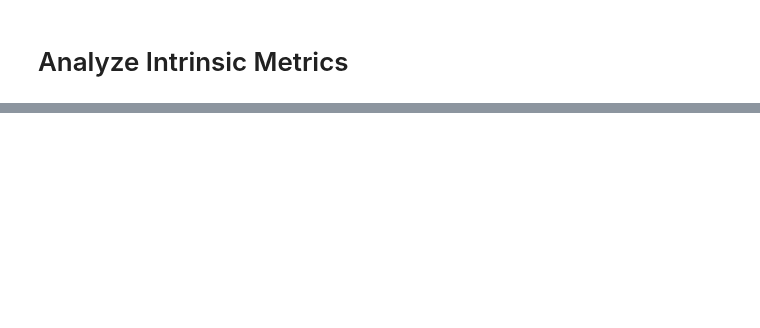
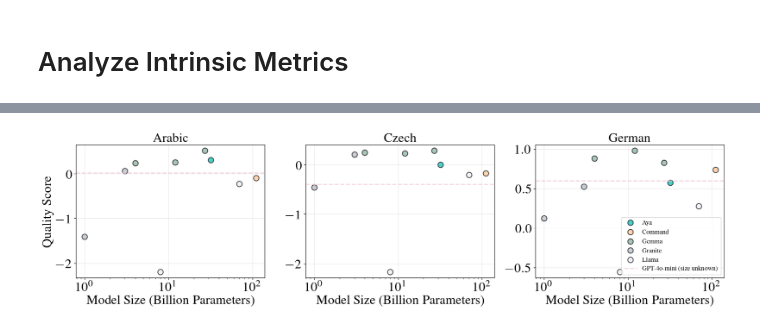
Before and after one commit to ljvmiranda921/polyglot-teachers, a Jupyter notebook: notebooks/2025-11-24-data-quality-metrics/02_visualize_quality_metrics.ipynb, the cells around one changed output, grey strips where cells are left out. Cells and saved outputs as stored; diff of their text form; code cells hidden in the pictures; blank space fills up the shorter version.

```diff
--- a/notebooks/2025-11-24-data-quality-metrics/02_visualize_quality_metrics.ipynb
+++ b/notebooks/2025-11-24-data-quality-metrics/02_visualize_quality_metrics.ipynb
@@ -187,0 +91,62 @@ Note: Correlation is not statistically significant (p > 0.05).
+# %%
+# Create 1x3 subplot for each language
+fig, axes = plt.subplots(1, 3, figsize=(18, 5))
+
+languages = ["ar", "cs", "de"]
+language_names = {"ar": "Arabic", "cs": "Czech", "de": "German"}
+
+for idx, (lang, ax) in enumerate(zip(languages, axes)):
+    # Filter data for this language
+    df_lang = df_with_size[df_with_size["language"] == lang]
+    df_lang_plot = df_lang[df_lang["parameter_size"] != "Unknown"].copy()
+    df_lang_plot["parameter_size"] = df_lang_plot["parameter_size"].astype(float)
+
+    # Get GPT-4o-mini quality score for this language
+    gpt4o_mini_lang = df_lang[df_lang["model"] == "gpt-4o-mini-2024-07-18"]
+    gpt4o_mini_quality_lang = (
+        gpt4o_mini_lang["quality_score"].iloc[0] if len(gpt4o_mini_lang) > 0 else None
+    )
+
+    # Plot each model family
+    families = df_lang_plot["model_family"].unique()
+    for family in families:
+        family_data = df_lang_plot[df_lang_plot["model_family"] == family]
+        ax.scatter(
+            family_data["parameter_size"],
+            family_data["quality_score"],
+            label=family if idx == 2 else "",  # Only show legend on last plot
+            color=family_colors.get(family, plot_theme.COLORS["blue"]),
+            s=100,
+            alpha=0.7,
+            edgecolors="black",
+            linewidth=1.5,
+        )
+
+    # Add horizontal line for GPT-4o-mini
+    if gpt4o_mini_quality_lang is not None:
+        ax.axhline(
+            y=gpt4o_mini_quality_lang,
+            color=family_colors["GPT-4o"],
+            linestyle="--",
+            linewidth=2,
+            alpha=0.8,
+            label="GPT-4o-mini (size unknown)" if idx == 2 else "",
+        )
+
+    ax.set_xlabel("Model Size (Billion Parameters)")
+    ax.set_xscale("log")
+    ax.set_ylabel("Quality Score" if idx == 0 else "")
+    ax.set_title(language_names[lang])
+    ax.grid(True, alpha=0.3)
+
+    if idx == 2:  # Only show legend on last subplot
+        ax.legend(frameon=True, loc="best", fontsize=12)
+
+plt.tight_layout()
+fig.savefig(
+    "figures/model_size_vs_quality_by_language.png", dpi=300, bbox_inches="tight"
+)
+
+plt.show()
+# %% [output]
+[figure, added]
```
Also changed, not shown: parts of 2 cells of this notebook, 1 other file.
